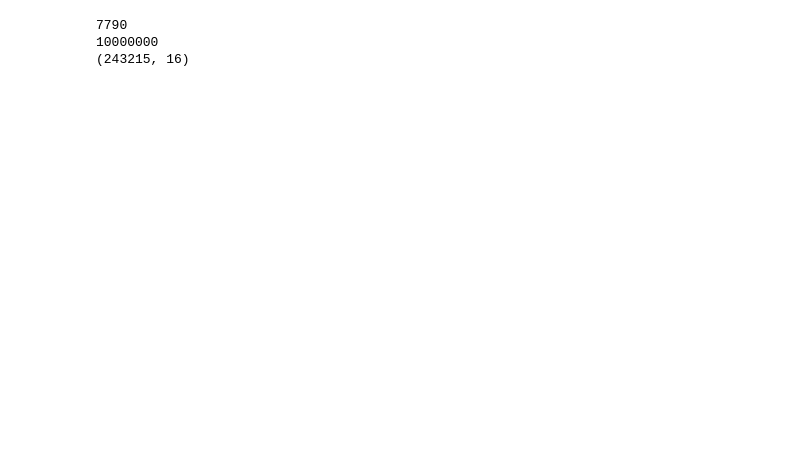
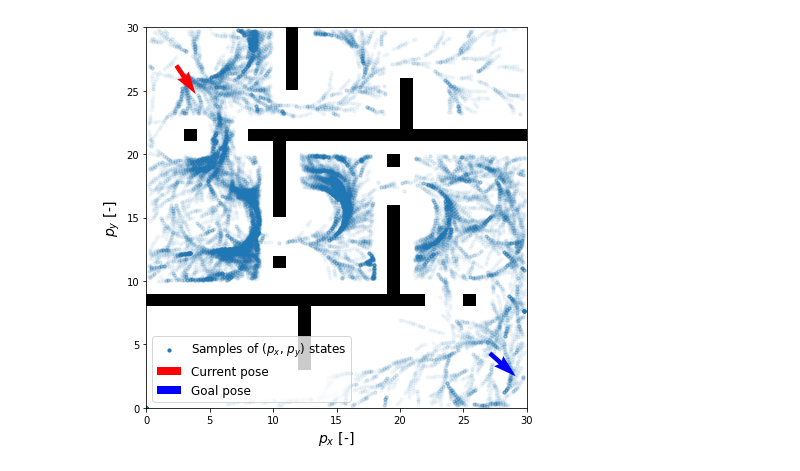
Before and after one commit to palfelt/EECS_Degree_Project, a Jupyter notebook: learn_control/motion_planning/data_generation/path_following.ipynb, the cells around one changed output. Cells and saved outputs as stored; diff of their text form; code cells hidden in the pictures; blank space fills up the shorter version.

```diff
--- a/learn_control/motion_planning/data_generation/path_following.ipynb
+++ b/learn_control/motion_planning/data_generation/path_following.ipynb
@@ -50,8 +50,8 @@ def isStateValid(spaceInformation, state):
 
 
 def propagate(start, control, duration, state):
-    # global exploredStates
-    # exploredStates = np.vstack((exploredStates, np.array([[state.getX(), state.getY(), state.getYaw()]])))
+    global exploredStates
+    exploredStates = np.vstack((exploredStates, np.array([[state.getX(), state.getY(), state.getYaw()]])))
 
     state.setX(start.getX() + v * duration * np.cos(start.getYaw()))
     state.setY(start.getY() + v * duration * np.sin(start.getYaw()))
@@ -121,7 +121,7 @@ def plan(planObj, initState, goalState, simplify=False):
     if simplify:
         timeTerminationCondition = ob.timedPlannerTerminationCondition(1.)
     else:
-        timeTerminationCondition = ob.timedPlannerTerminationCondition(5.)
+        timeTerminationCondition = ob.timedPlannerTerminationCondition(20.)
 
     exactSolTerminationCondition = ob.exactSolnPlannerTerminationCondition(planObj.getProblemDefinition())
     costTerminationCondition = ob.CostConvergenceTerminationCondition(planObj.getProblemDefinition(), epsilon=0.1)
@@ -236,7 +236,7 @@ class VehicleState():
 # generate planning scenario, plan, and perform path following
 
 nData = 1
-minDistThreshold = 0.6 # minimum distance threshold betwen start/goal
+minDistThreshold = 0.8 # minimum distance threshold betwen start/goal
 nLatSamples = 3000 # number of samples to draw in latent space (when using nn)
 p = 0.8 # likelihood which to sample from NN samples (when useNN is True)
 pdef = problemDef(sampleCtrl=False)
@@ -255,7 +255,7 @@ goalData = np.zeros(shape=(1, 3))
 obsData = np.zeros(shape=(1, nObstacles*2))
 data = np.zeros(shape=(1, trajSamples.shape[1] + initData.shape[1] + goalData.shape[1] + obsData.shape[1]))
 
-# exploredStates = np.zeros(shape=(1, 3))
+exploredStates = np.zeros(shape=(1, 3))
 
 plotPaths = True
 
@@ -381,10 +403,6 @@ while nPlans < nData:
 print(nPlans)
 print(nData)
 print(data.shape)
-# %% [output]
-7790
-10000000
-(243215, 16)
 # %%
 data = np.vstack((data, np.concatenate((trajSamples[1:], initData[1:], goalData[1:], obsData[1:]), axis=1)))
 np.savetxt('/home/oscar_palfelt/MSc_thesis/EECS_Degree_Project/learn_control/motion_planning/data/ctrlDataPfollowParkObs_8000plans', data[1:], delimiter=',', fmt='%1.6f')
@@ -412,3 +430,21 @@ ani = animation.FuncAnimation(fig, update_plot, frames=range(numframes))
 
 print("saving animation")
 ani.save('animation.mp4', fps=40)
+# %%
+fig1 = plt.figure(figsize=(7,7))
+plt.imshow(occGrid + obsGrid, extent=[0, gridSize, 0, gridSize], cmap='gray')
+plt.scatter(exploredStates[:,0] * gridSize, exploredStates[:,1] * gridSize, color='C0', s=10, alpha=0.05, label='Samples of ($p_x$, $p_y$) states')
+plt.quiver(start[0] * gridSize, start[1] * gridSize, np.cos(start[2]), np.sin(start[2]), color="red", scale=11.0, width=0.012, label='Current pose') # current pose
+plt.quiver(goal[0] * gridSize, goal[1] * gridSize, np.cos(goal[2]), np.sin(goal[2]), color="blue", scale=11.0, width=0.012, label='Goal pose') # goal
+plt.xlim([0, gridSize])
+plt.ylim([0, gridSize])
+plt.xlabel('$p_x$ [-]', fontsize=14)
+plt.ylabel('$p_y$ [-]', fontsize=14)
+leg = plt.legend(fontsize=12)
+for lh in leg.legendHandles:
+    if not lh.get_alpha() is None:
+        lh.set_alpha(1)
+
+plt.show()
+# %% [output]
+[figure, added]
```
Also changed, not shown: parts of 2 cells of this notebook, 45 other files.
